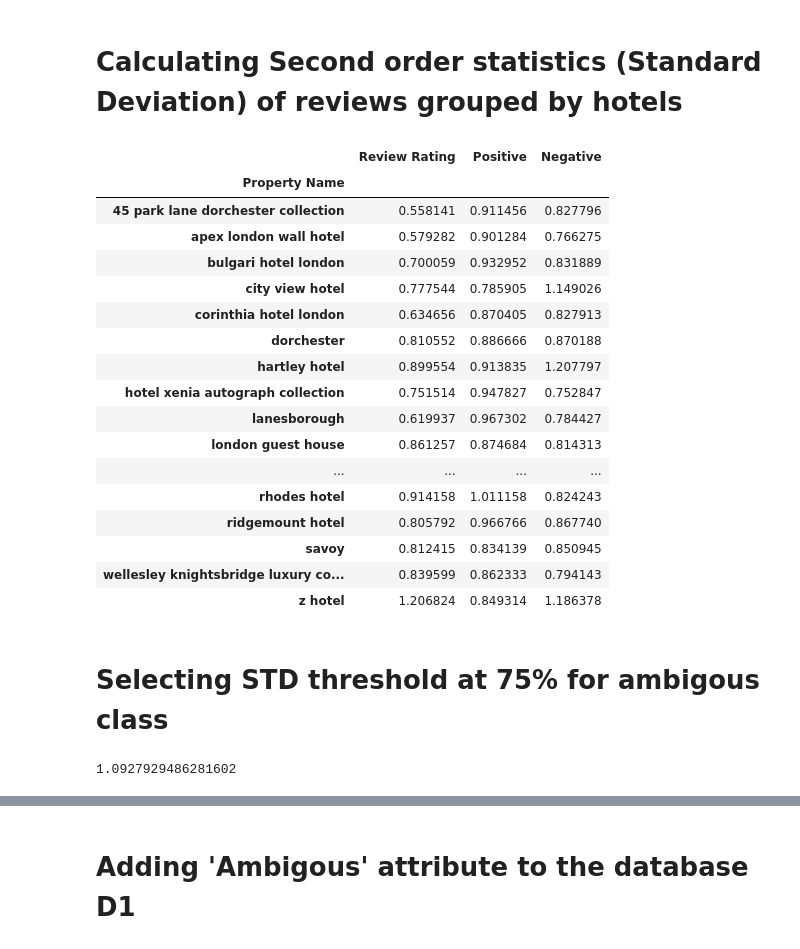
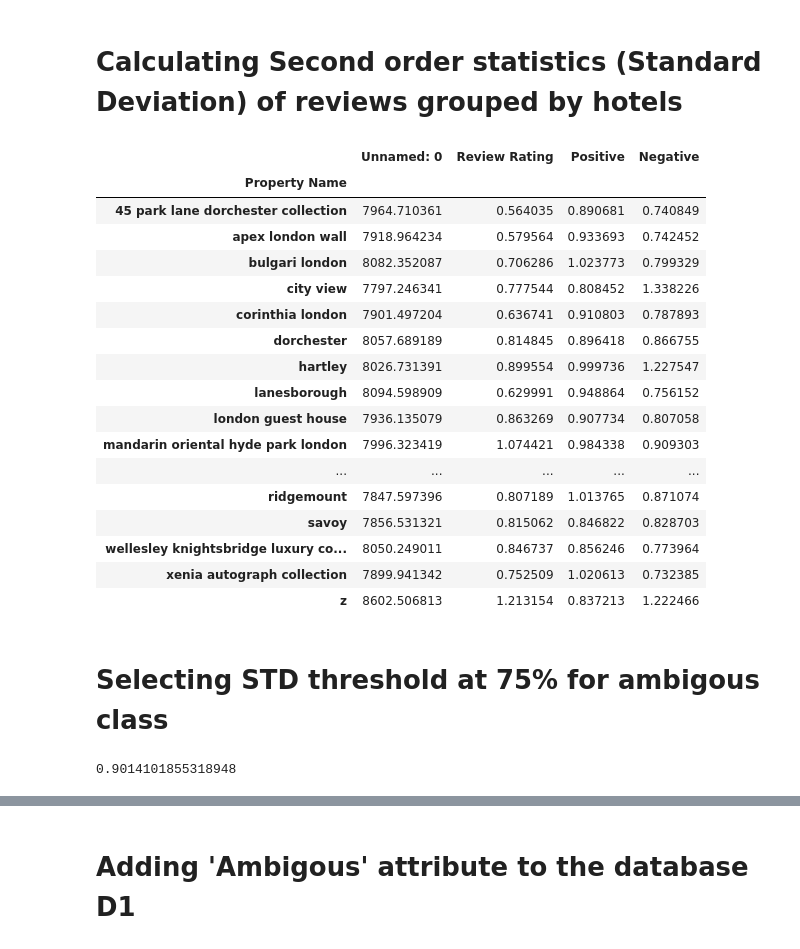
Before and after one commit to syedmuhammadshahrukh/nlp-sentiment-analysis, a Jupyter notebook: main.ipynb, the cells around one changed output, grey strips where cells are left out. Drawn from its saved outputs; the diff is of its cells as text; code cells hidden in the pictures.

```diff
--- a/main.ipynb
+++ b/main.ipynb
@@ -131,6 +160,8 @@ data2["Location Of The Reviewer"] = all_sentence
 # Saving cleaned data as csv
 # %%
 data2.to_csv(path_or_buf="./clean_data.csv")
+# %%
+data3=pd.read_csv("clean_data.csv")
 # %% [markdown]
 # Loading Data Processed by SentiStrength
 # %%
@@ -138,5 +169,5 @@ data2["Review Text"].to_csv(path_or_buf="./review.txt", sep="\t", index=None,hea
 # %%
-data_sentiment = pd.read_csv("Review_with_sentiment.csv")
+data_sentiment = pd.read_csv("analyzed_data.csv")
 # %% [markdown]
 # Calculating Overall Sentiment & storing in separate dataframe
 # %%
@@ -149,6 +184,6 @@ def calculate_overall_sentiment(df):
         overall_sentiment.append(overall)
     return overall_sentiment
 # %%
-data2["Positive"] = data_sentiment["Positive"]
-data2["Negative"] = data_sentiment["Negative"]
+data3["Positive"] = data_sentiment["Positive"]
+data3["Negative"] = data_sentiment["Negative"]
 # %%
@@ -205,33 +241,33 @@ data2.groupby(['Property Name']).mean()
 # %% [markdown]
 # Calculating Second order statistics (Standard Deviation) of reviews grouped by hotels
 # %%
-data2.groupby(['Property Name']).std()
+data3.groupby(['Property Name']).std()
 # %% [output]
-|  | Review Rating | Positive | Negative |
-| Property Name |  |  |  |
-| 45 park lane dorchester collection | 0.558141 | 0.911456 | 0.827796 |
-| apex london wall hotel | 0.579282 | 0.901284 | 0.766275 |
-| bulgari hotel london | 0.700059 | 0.932952 | 0.831889 |
-| city view hotel | 0.777544 | 0.785905 | 1.149026 |
-| corinthia hotel london | 0.634656 | 0.870405 | 0.827913 |
-| dorchester | 0.810552 | 0.886666 | 0.870188 |
-| hartley hotel | 0.899554 | 0.913835 | 1.207797 |
-| hotel xenia autograph collection | 0.751514 | 0.947827 | 0.752847 |
-| lanesborough | 0.619937 | 0.967302 | 0.784427 |
-| london guest house | 0.861257 | 0.874684 | 0.814313 |
-| ... | ... | ... | ... |
-| rhodes hotel | 0.914158 | 1.011158 | 0.824243 |
-| ridgemount hotel | 0.805792 | 0.966766 | 0.867740 |
-| savoy | 0.812415 | 0.834139 | 0.850945 |
-| wellesley knightsbridge luxury co... | 0.839599 | 0.862333 | 0.794143 |
-| z hotel | 1.206824 | 0.849314 | 1.186378 |
+|  | Unnamed: 0 | Review Rating | Positive | Negative |
+| Property Name |  |  |  |  |
+| 45 park lane dorchester collection | 7964.710361 | 0.564035 | 0.890681 | 0.740849 |
+| apex london wall | 7918.964234 | 0.579564 | 0.933693 | 0.742452 |
+| bulgari london | 8082.352087 | 0.706286 | 1.023773 | 0.799329 |
+| city view | 7797.246341 | 0.777544 | 0.808452 | 1.338226 |
+| corinthia london | 7901.497204 | 0.636741 | 0.910803 | 0.787893 |
+| dorchester | 8057.689189 | 0.814845 | 0.896418 | 0.866755 |
+| hartley | 8026.731391 | 0.899554 | 0.999736 | 1.227547 |
+| lanesborough | 8094.598909 | 0.629991 | 0.948864 | 0.756152 |
+| london guest house | 7936.135079 | 0.863269 | 0.907734 | 0.807058 |
+| mandarin oriental hyde park london | 7996.323419 | 1.074421 | 0.984338 | 0.909303 |
+| ... | ... | ... | ... | ... |
+| ridgemount | 7847.597396 | 0.807189 | 1.013765 | 0.871074 |
+| savoy | 7856.531321 | 0.815062 | 0.846822 | 0.828703 |
+| wellesley knightsbridge luxury co... | 8050.249011 | 0.846737 | 0.856246 | 0.773964 |
+| xenia autograph collection | 7899.941342 | 0.752509 | 1.020613 | 0.732385 |
+| z | 8602.506813 | 1.213154 | 0.837213 | 1.222466 |
 # %% [markdown]
 # Selecting STD threshold at 75% for ambigous class
 # %%
-max_values = data2.groupby(['Property Name']).std().max()
+max_values = data3.groupby(['Property Name']).std().max()
 max_std = max_values["Review Rating"]
-std_threshold = max_std * 0.75
+std_threshold = max_std * 0.60
 print(std_threshold)
 # %% [output]
-1.0927929486281602
+0.9014101855318948
 # %%
```
Also changed, not shown: parts of 33 cells of this notebook, 3 other files.
